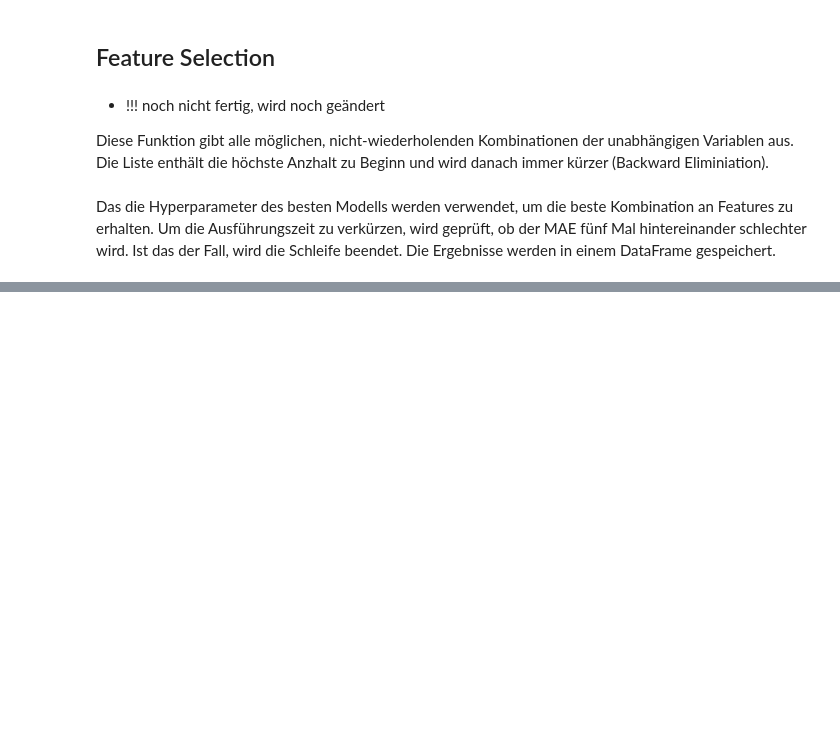
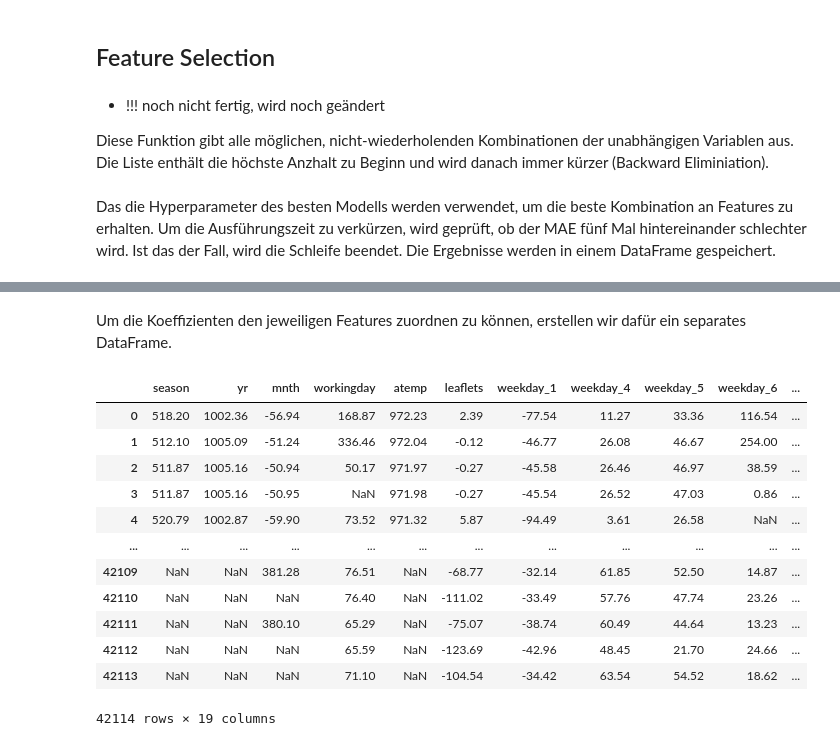
Before and after one commit to DavidRmn/introduction-data-science, a Jupyter notebook: project/task_3_Neu.ipynb, the cells around one changed output, grey strips where cells are left out. Cells and saved outputs as stored; diff of their text form; code cells hidden in the pictures; blank space fills up the shorter version.

```diff
--- a/project/task_3_Neu.ipynb
+++ b/project/task_3_Neu.ipynb
@@ -357,0 +331,2 @@ TypeError: 'float' object is not iterable
+# %% [markdown]
+Um die Koeffizienten den jeweiligen Features zuordnen zu können, erstellen wir dafür ein separates DataFrame.
@@ -357,0 +340,16 @@ TypeError: 'float' object is not iterable
+# %%
+coef_df
+# %% [output]
+|  | season | yr | mnth | workingday | atemp | leaflets | weekday_1 | weekday_4 | weekday_5 | weekday_6 | ... |
+| 0 | 518.20 | 1002.36 | -56.94 | 168.87 | 972.23 | 2.39 | -77.54 | 11.27 | 33.36 | 116.54 | ... |
+| 1 | 512.10 | 1005.09 | -51.24 | 336.46 | 972.04 | -0.12 | -46.77 | 26.08 | 46.67 | 254.00 | ... |
+| 2 | 511.87 | 1005.16 | -50.94 | 50.17 | 971.97 | -0.27 | -45.58 | 26.46 | 46.97 | 38.59 | ... |
+| 3 | 511.87 | 1005.16 | -50.95 | NaN | 971.98 | -0.27 | -45.54 | 26.52 | 47.03 | 0.86 | ... |
+| 4 | 520.79 | 1002.87 | -59.90 | 73.52 | 971.32 | 5.87 | -94.49 | 3.61 | 26.58 | NaN | ... |
+| ... | ... | ... | ... | ... | ... | ... | ... | ... | ... | ... | ... |
+| 42109 | NaN | NaN | 381.28 | 76.51 | NaN | -68.77 | -32.14 | 61.85 | 52.50 | 14.87 | ... |
+| 42110 | NaN | NaN | NaN | 76.40 | NaN | -111.02 | -33.49 | 57.76 | 47.74 | 23.26 | ... |
+| 42111 | NaN | NaN | 380.10 | 65.29 | NaN | -75.07 | -38.74 | 60.49 | 44.64 | 13.23 | ... |
+| 42112 | NaN | NaN | NaN | 65.59 | NaN | -123.69 | -42.96 | 48.45 | 21.70 | 24.66 | ... |
+| 42113 | NaN | NaN | NaN | 71.10 | NaN | -104.54 | -34.42 | 63.54 | 54.52 | 18.62 | ... |
+42114 rows × 19 columns
```
Also changed, not shown: parts of 12 cells of this notebook.
